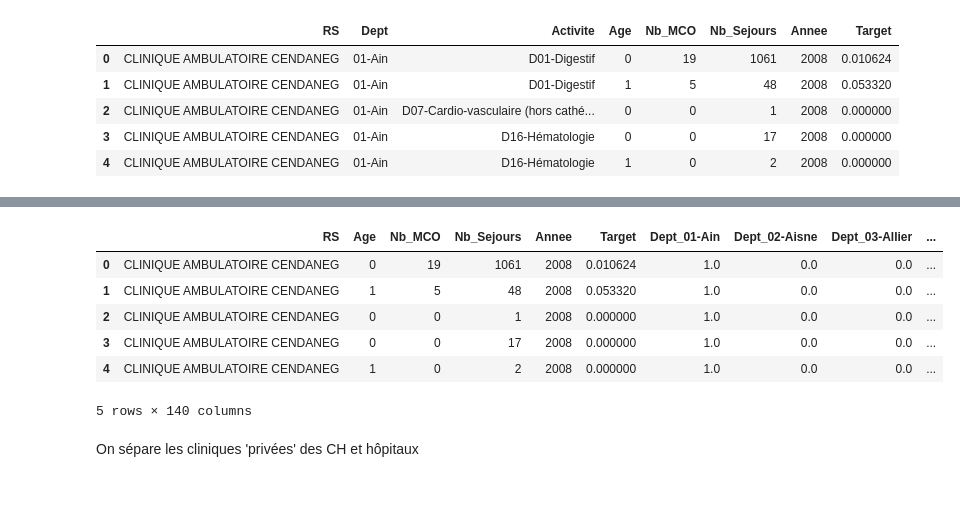
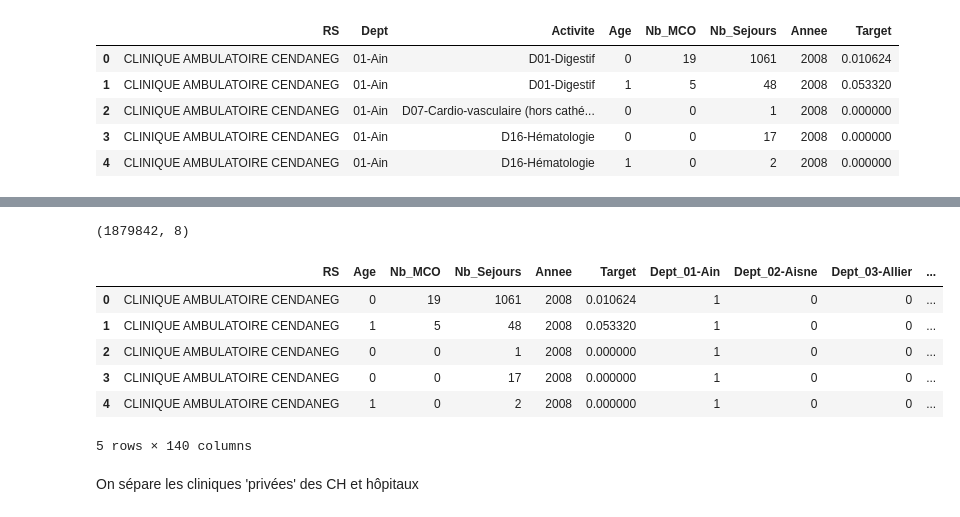
Before and after one commit to MarieCrappe/ANAPchallenge, a Jupyter notebook: Challenge ANAP.ipynb, the cells around one changed output, grey strips where cells are left out. Cells and saved outputs as stored; diff of their text form; code cells hidden in the pictures.

```diff
--- a/Challenge ANAP.ipynb
+++ b/Challenge ANAP.ipynb
@@ -84,5 +59,0 @@ Index(['RS', 'Dept', 'Activite', 'Age', 'Nb_MCO', 'Nb_Sejours', 'Annee',
-# %%
-dept_table = pd.get_dummies(train.Dept, prefix="Dept")
-train = pd.concat([train, dept_table], axis=1)
-train.drop('Dept', axis=1, inplace=True)
-train.head()
@@ -97,16 +60,18 @@ train.head()
-# %%
-activite_table = pd.get_dummies(train.Activite, prefix="Activite")
-train = pd.concat([train, activite_table], axis=1)
-train.drop('Activite', axis=1, inplace=True)
-train.head()
-# %% [output]
-|  | RS | Age | Nb_MCO | Nb_Sejours | Annee | Target | Dept_01-Ain | Dept_02-Aisne | Dept_03-Allier | ... |
-| 0 | CLINIQUE AMBULATOIRE CENDANEG | 0 | 19 | 1061 | 2008 | 0.010624 | 1.0 | 0.0 | 0.0 | ... |
-| 1 | CLINIQUE AMBULATOIRE CENDANEG | 1 | 5 | 48 | 2008 | 0.053320 | 1.0 | 0.0 | 0.0 | ... |
-| 2 | CLINIQUE AMBULATOIRE CENDANEG | 0 | 0 | 1 | 2008 | 0.000000 | 1.0 | 0.0 | 0.0 | ... |
-| 3 | CLINIQUE AMBULATOIRE CENDANEG | 0 | 0 | 17 | 2008 | 0.000000 | 1.0 | 0.0 | 0.0 | ... |
-| 4 | CLINIQUE AMBULATOIRE CENDANEG | 1 | 0 | 2 | 2008 | 0.000000 | 1.0 | 0.0 | 0.0 | ... |
-5 rows × 140 columns
+# %%
+print(train.shape)
+# %% [output]
+(1879842, 8)
+# %%
+train = pd.get_dummies(train, columns = ['Dept', 'Activite'])
+train.shape
+# %% [output]
+|  | RS | Age | Nb_MCO | Nb_Sejours | Annee | Target | Dept_01-Ain | Dept_02-Aisne | Dept_03-Allier | ... |
+| 0 | CLINIQUE AMBULATOIRE CENDANEG | 0 | 19 | 1061 | 2008 | 0.010624 | 1 | 0 | 0 | ... |
+| 1 | CLINIQUE AMBULATOIRE CENDANEG | 1 | 5 | 48 | 2008 | 0.053320 | 1 | 0 | 0 | ... |
+| 2 | CLINIQUE AMBULATOIRE CENDANEG | 0 | 0 | 1 | 2008 | 0.000000 | 1 | 0 | 0 | ... |
+| 3 | CLINIQUE AMBULATOIRE CENDANEG | 0 | 0 | 17 | 2008 | 0.000000 | 1 | 0 | 0 | ... |
+| 4 | CLINIQUE AMBULATOIRE CENDANEG | 1 | 0 | 2 | 2008 | 0.000000 | 1 | 0 | 0 | ... |
+5 rows × 140 columns
 # %% [markdown]
 <p>On sépare les cliniques 'privées' des CH et hôpitaux</p>
 # %%
```
Also changed, not shown: parts of 6 cells of this notebook.
